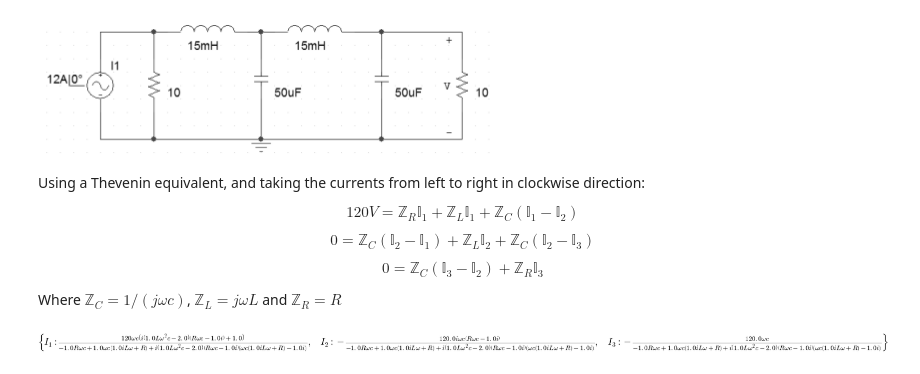
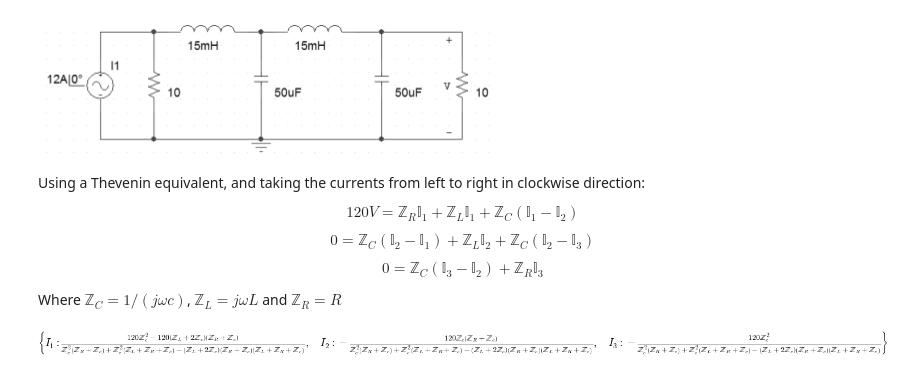
Before and after one commit to jsbarbosa/study-happiness, a Jupyter notebook: Electronica/Tarea 2.ipynb, the cells around one changed output. Cells and saved outputs as stored; diff of their text form; code cells hidden in the pictures.

```diff
--- a/Electronica/Tarea 2.ipynb
+++ b/Electronica/Tarea 2.ipynb
@@ -21,19 +21,22 @@ $$ 0 = \mathbb{Z}_C(\mathbb{I}_3 - \mathbb{I}_2) + \mathbb{Z}_R\mathbb{I}_3 $$
 
 Where $\mathbb{Z}_C = 1/(j\omega c)$, $\mathbb{Z}_L=j\omega L$ and $\mathbb{Z}_R = R$
 # %%
-c = spy.symbols('c')#50e-6
-L = spy.symbols('L')#15e-3
-R = spy.symbols('R')#10
+c = spy.symbols('c')
+L = spy.symbols('L')
+R = spy.symbols('R')
+
 omega = spy.symbols(r'\omega')
-Z_c = 1/(1j*omega*c)
-Z_L = 1j*omega*L
-Z_R = R
+
+Z_c = spy.symbols('\mathbb{Z}_c')
+Z_L = spy.symbols('\mathbb{Z}_L')
+Z_R = spy.symbols('\mathbb{Z}_R')
 I_1 = spy.symbols('I_1')
 I_2 = spy.symbols('I_2')
 I_3 = spy.symbols('I_3')
+
+system = spy.Matrix(((Z_R+Z_L+Z_c, -Z_c, 0, 120), (-Z_c, 2*Z_c+Z_L, -Z_c, 0), (0, -Z_c, Z_c+Z_R, 0)))
+solution = spy.solve_linear_system(system, I_1, I_2, I_3)
+display(solution)
+I_3 = solution[I_3]
+# %% [output]
+[figure, added]
-# %%
-system = spy.Matrix(((Z_R+Z_L+Z_c, Z_c, 0, 120), (-Z_c, 2*Z_c+Z_L, -Z_c, 0), (0, -Z_c, Z_c+Z_R, 0)))
-solution = spy.solve_linear_system(system, I_1, I_2, I_3)
-display(solution)
-# %% [output]
-[figure, removed]
```
Also changed, not shown: parts of 4 cells of this notebook.
